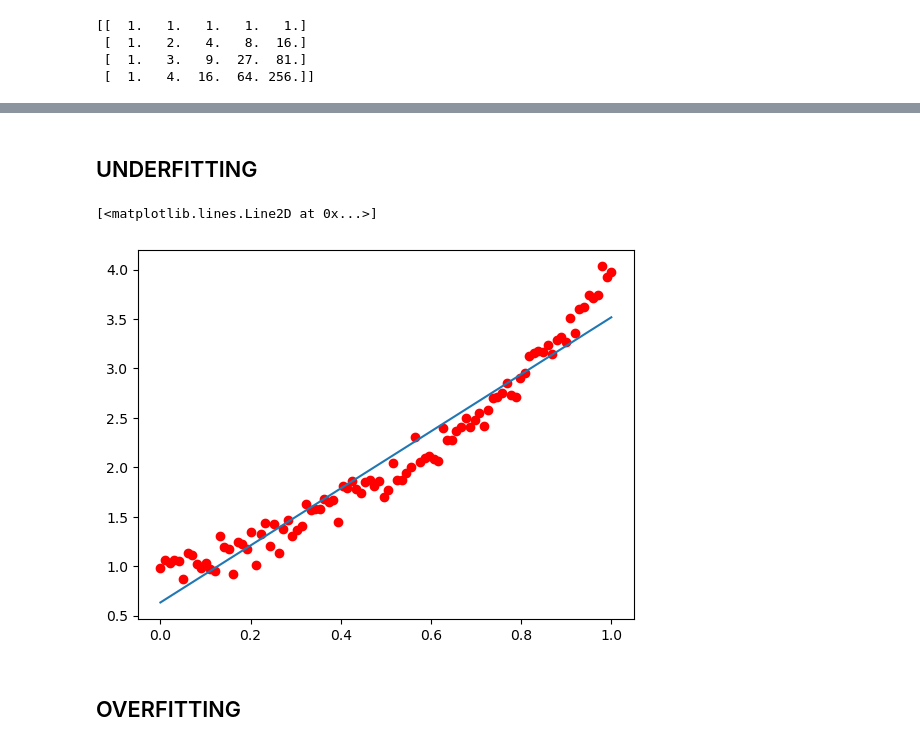
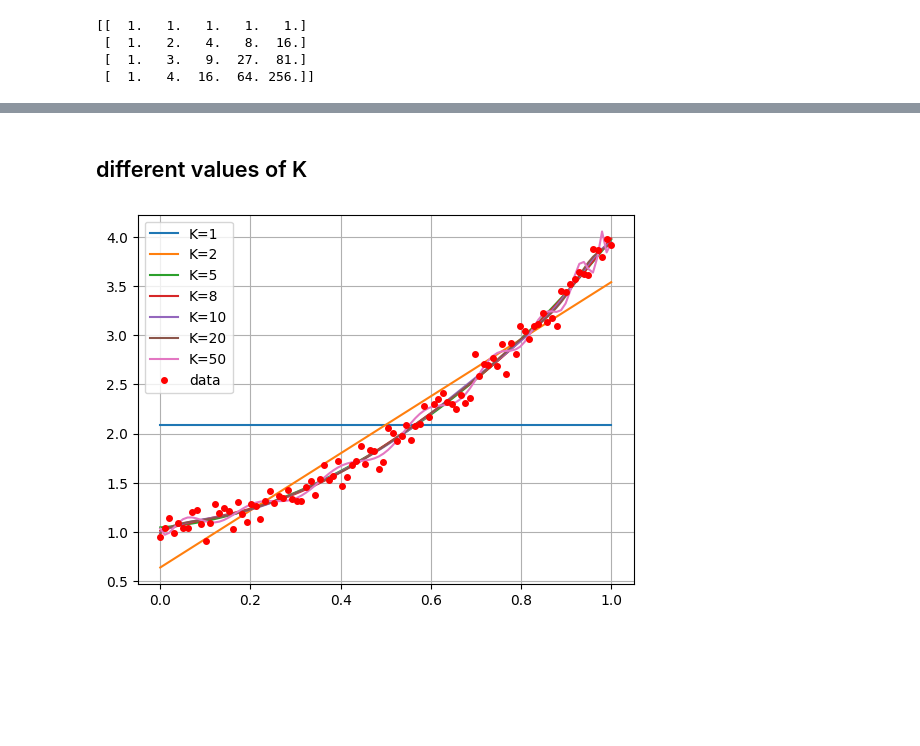
Before and after one commit to danielenapo/AI_unibo, a Jupyter notebook: Maths4ML/Homeworks/4/homework4.ipynb, the cells around one changed output, grey strips where cells are left out. Cells and saved outputs as stored; diff of their text form; code cells hidden in the pictures; blank space fills up the shorter version.

```diff
--- a/Maths4ML/Homeworks/4/homework4.ipynb
+++ b/Maths4ML/Homeworks/4/homework4.ipynb
@@ -65,2 +69,0 @@ plt.grid()
-# %% [markdown]
-## UNDERFITTING
@@ -67,17 +83,19 @@ plt.grid()
+# %% [markdown]
+## different values of K
 # %%
 #we now want to UNDERFIT the model
 #X and Y are fixed
 #pretend to not know K -> we guess it
-K_trial= 2
-#solve MLE with K_trial=2
-phi_trial=vandermore(X, K_trial)
-theta_mle_t=np.linalg.solve(phi_trial.T@phi_trial, phi_trial.T@Y)
+k_values=[1,2,5,8,10,20,50]
+#solve MLE with difqferent K
+for K_trial in k_values:
+    phi_trial=vandermore(X, K_trial)
+    theta_mle_t=np.linalg.solve(phi_trial.T@phi_trial, phi_trial.T@Y)
+    plt.plot(X, phi_trial@theta_mle_t, label="K="+str(K_trial))
+
 #plot new model as before with dataset
-plt.plot(X,Y, "ro")
-plt.plot(X, phi_trial@theta_mle_t)
+plt.plot(X,Y, "ro", markersize=4, label="data")
+plt.legend()
 plt.grid()
 # %% [output]
-[<matplotlib.lines.Line2D at 0x...>]
-[figure, old version]
+[figure, new version]
-# %% [markdown]
-## OVERFITTING
```
Also changed, not shown: parts of 15 cells of this notebook, 3 other files.
